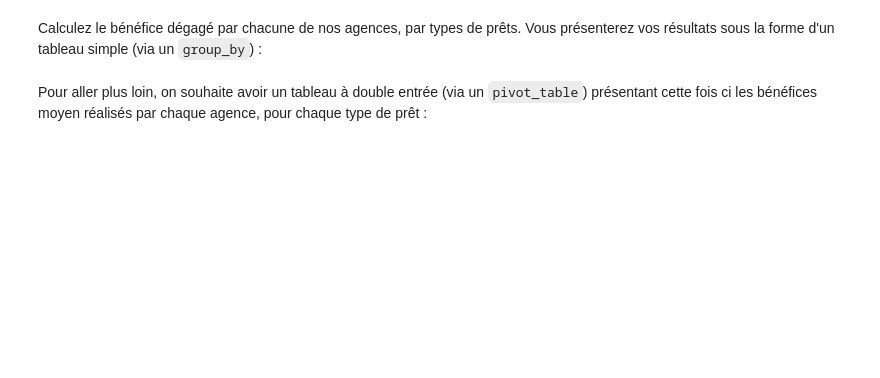
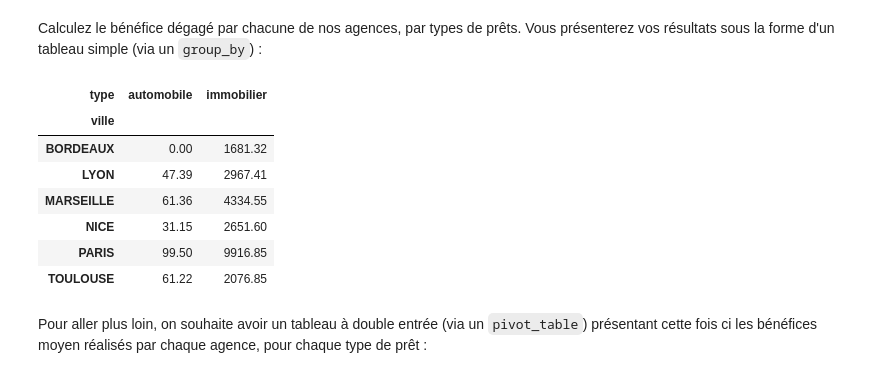
Before and after one commit to jfcwebcraft/jfcwebcraft, a Jupyter notebook: notebooks/P2/P2C4 - Agrégez des données avec Pandas.ipynb, the cells around one changed output. Cells and saved outputs as stored; diff of their text form; code cells hidden in the pictures; blank space fills up the shorter version.

```diff
--- a/notebooks/P2/P2C4 - Agrégez des données avec Pandas.ipynb
+++ b/notebooks/P2/P2C4 - Agrégez des données avec Pandas.ipynb
@@ -46,4 +70,20 @@ Recalculez le nombre exact de personnes en situation bancaire risquée à partir
 # %% [markdown]
 Calculez le bénéfice dégagé par chacune de nos agences, par types de prêts. Vous présenterez vos résultats sous la forme d'un tableau simple (via un `group_by`) :
+# %%
+benef_par_agence_type = (prets.groupby(['ville', 'type'])['benefices']
+                        .sum()
+                        .unstack(fill_value=0)
+                        .round(2))
+
+benef_par_agence_type
+# %% [output]
+| type | automobile | immobilier |
+| ville |  |  |
+| BORDEAUX | 0.00 | 1681.32 |
+| LYON | 47.39 | 2967.41 |
+| MARSEILLE | 61.36 | 4334.55 |
+| NICE | 31.15 | 2651.60 |
+| PARIS | 99.50 | 9916.85 |
+| TOULOUSE | 61.22 | 2076.85 |
 # %% [markdown]
 Pour aller plus loin, on souhaite avoir un tableau à double entrée (via un `pivot_table`) présentant cette fois ci les bénéfices moyen réalisés par chaque agence, pour chaque type de prêt :
```
Also changed, not shown: parts of 5 cells of this notebook.
